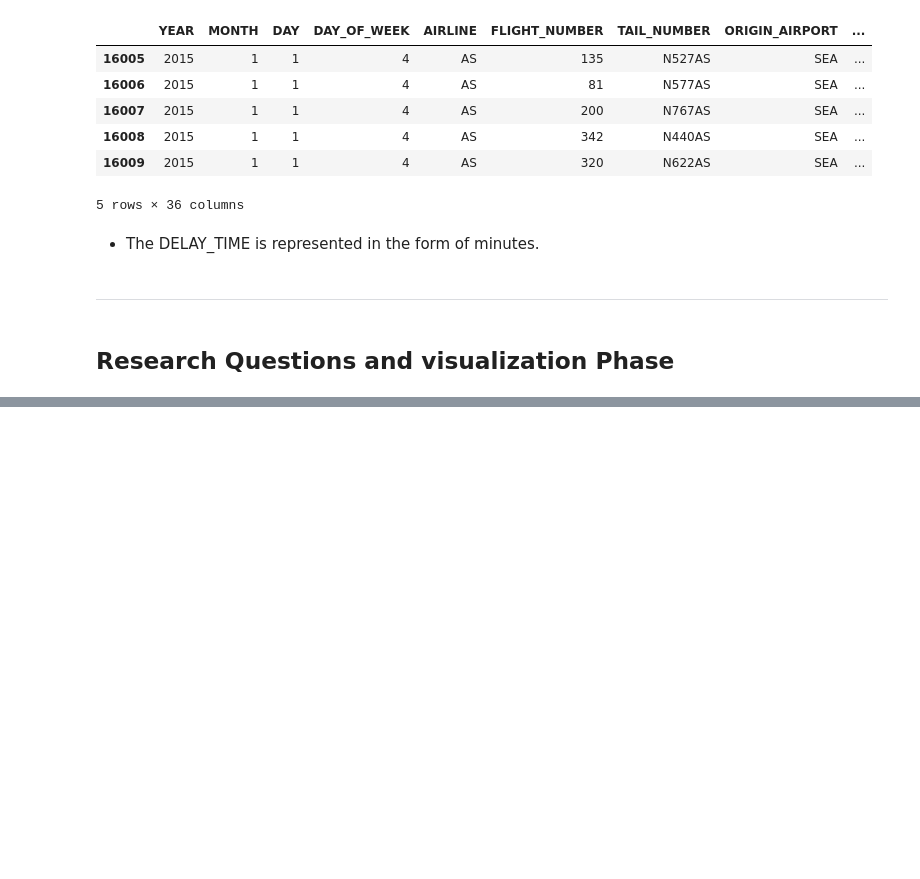
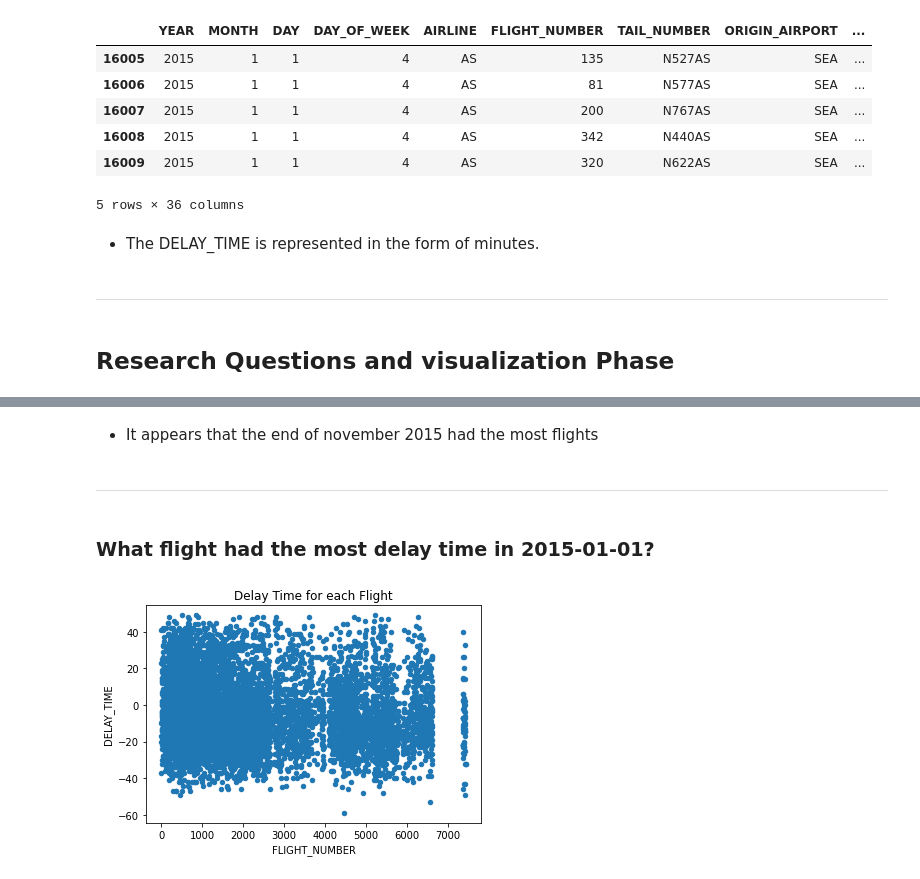
Before and after one commit to omarabdullah107/Data_Engineering_Project_2, a Jupyter notebook: DE_P2.ipynb, the cells around one changed output, grey strips where cells are left out. Cells and saved outputs as stored; diff of their text form; code cells hidden in the pictures; blank space fills up the shorter version.

```diff
--- a/DE_P2.ipynb
+++ b/DE_P2.ipynb
@@ -918,0 +934,17 @@ merged_dataframes_new.head()
+# %% [markdown]
+- It appears that the end of november 2015 had the most flights
+# %% [markdown]
+***
+# %% [markdown]
+### What flight had the most delay time in 2015-01-01?
+# %%
+# Filter the data to include only flights on a specific date
+df = merged_dataframes_new[merged_dataframes_new['DATE'] == '2015-01-01']
+
+# Plot the data as a scatter plot
+df.plot(kind='scatter', x='FLIGHT_NUMBER', y='DELAY_TIME', title='Delay Time for each Flight')
+
+# Show the plot
+plt.show()
+# %% [output]
+[figure, added]
```
Also changed, not shown: parts of 10 cells of this notebook.
